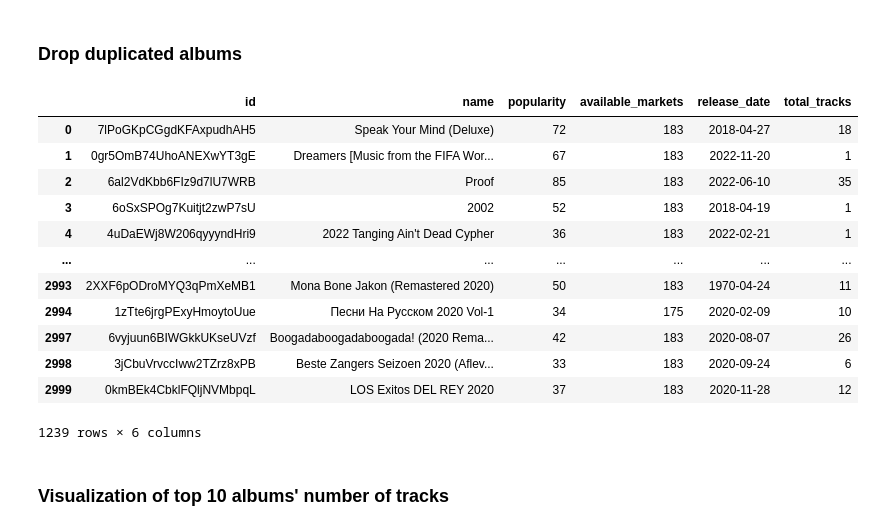
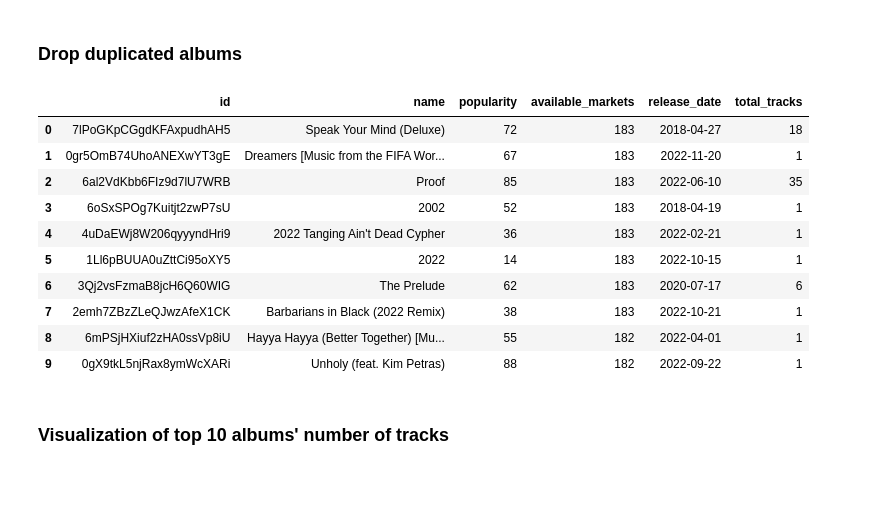
Before and after one commit to quytrungg/Final_Project_CSC14119, a Jupyter notebook: albums_data_exploration.ipynb, the cells around one changed output. Drawn from its saved outputs; the diff is of its cells as text; code cells hidden in the pictures; blank space fills up the shorter version.

```diff
--- a/albums_data_exploration.ipynb
+++ b/albums_data_exploration.ipynb
@@ -149,21 +147,19 @@ Ex: 2022-11-20 00:00:00
 ### <b>Drop duplicated albums</b>
 # %%
 dropped_album = pd_album.drop_duplicates(subset = ['id'], keep = 'first', inplace = False)
-dropped_album
+dropped_album.head(10)
 # %% [output]
 |  | id | name | popularity | available_markets | release_date | total_tracks |
 | 0 | 7lPoGKpCGgdKFAxpudhAH5 | Speak Your Mind (Deluxe) | 72 | 183 | 2018-04-27 | 18 |
 | 1 | 0gr5OmB74UhoANEXwYT3gE | Dreamers [Music from the FIFA Wor... | 67 | 183 | 2022-11-20 | 1 |
 | 2 | 6al2VdKbb6FIz9d7lU7WRB | Proof | 85 | 183 | 2022-06-10 | 35 |
 | 3 | 6oSxSPOg7Kuitjt2zwP7sU | 2002 | 52 | 183 | 2018-04-19 | 1 |
 | 4 | 4uDaEWj8W206qyyyndHri9 | 2022 Tanging Ain't Dead Cypher | 36 | 183 | 2022-02-21 | 1 |
-| ... | ... | ... | ... | ... | ... | ... |
-| 2993 | 2XXF6pODroMYQ3qPmXeMB1 | Mona Bone Jakon (Remastered 2020) | 50 | 183 | 1970-04-24 | 11 |
-| 2994 | 1zTte6jrgPExyHmoytoUue | Песни На Русском 2020 Vol-1 | 34 | 175 | 2020-02-09 | 10 |
-| 2997 | 6vyjuun6BIWGkkUKseUVzf | Boogadaboogadaboogada! (2020 Rema... | 42 | 183 | 2020-08-07 | 26 |
-| 2998 | 3jCbuVrvccIww2TZrz8xPB | Beste Zangers Seizoen 2020 (Aflev... | 33 | 183 | 2020-09-24 | 6 |
-| 2999 | 0kmBEk4CbklFQljNVMbpqL | LOS Exitos DEL REY 2020 | 37 | 183 | 2020-11-28 | 12 |
+| 5 | 1Ll6pBUUA0uZttCi95oXY5 | 2022 | 14 | 183 | 2022-10-15 | 1 |
+| 6 | 3Qj2vsFzmaB8jcH6Q60WIG | The Prelude | 62 | 183 | 2020-07-17 | 6 |
+| 7 | 2emh7ZBzZLeQJwzAfeX1CK | Barbarians in Black (2022 Remix) | 38 | 183 | 2022-10-21 | 1 |
+| 8 | 6mPSjHXiuf2zHA0ssVp8iU | Hayya Hayya (Better Together) [Mu... | 55 | 182 | 2022-04-01 | 1 |
+| 9 | 0gX9tkL5njRax8ymWcXARi | Unholy (feat. Kim Petras) | 88 | 182 | 2022-09-22 | 1 |
-1239 rows × 6 columns
 # %% [markdown]
 ### <b>Visualization of top 10 albums' number of tracks</b>
 # %%
```
Also changed, not shown: parts of 14 cells of this notebook.
